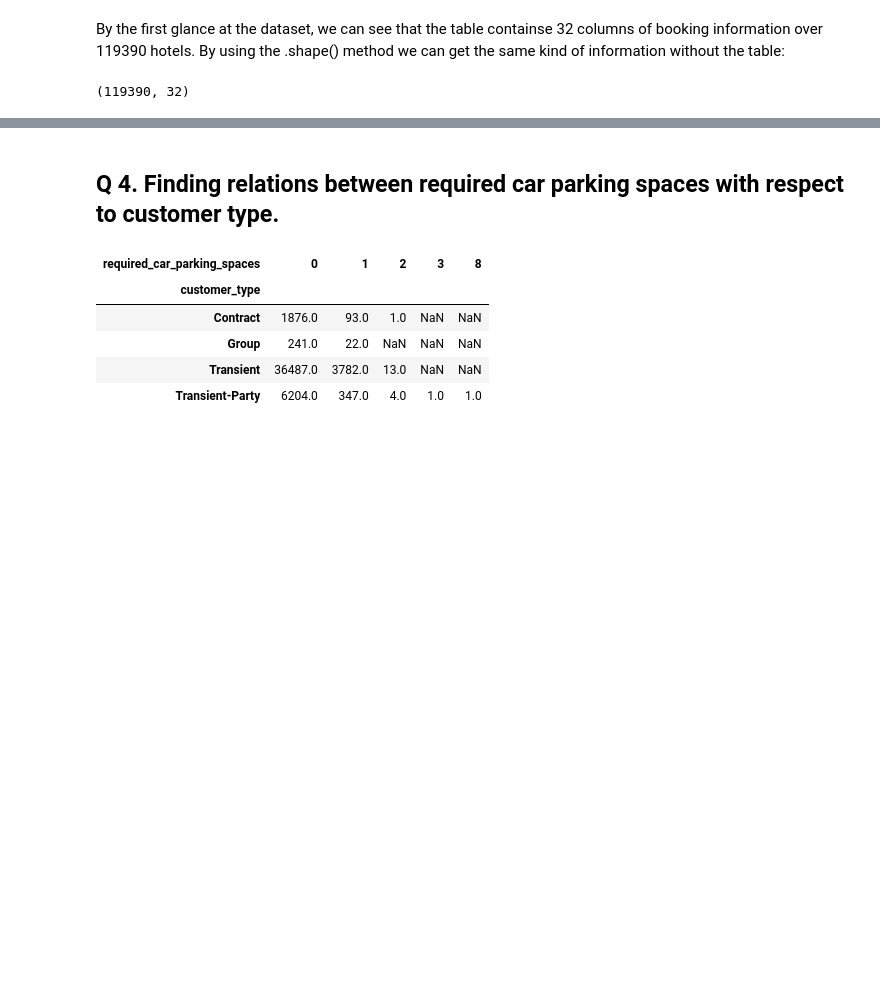
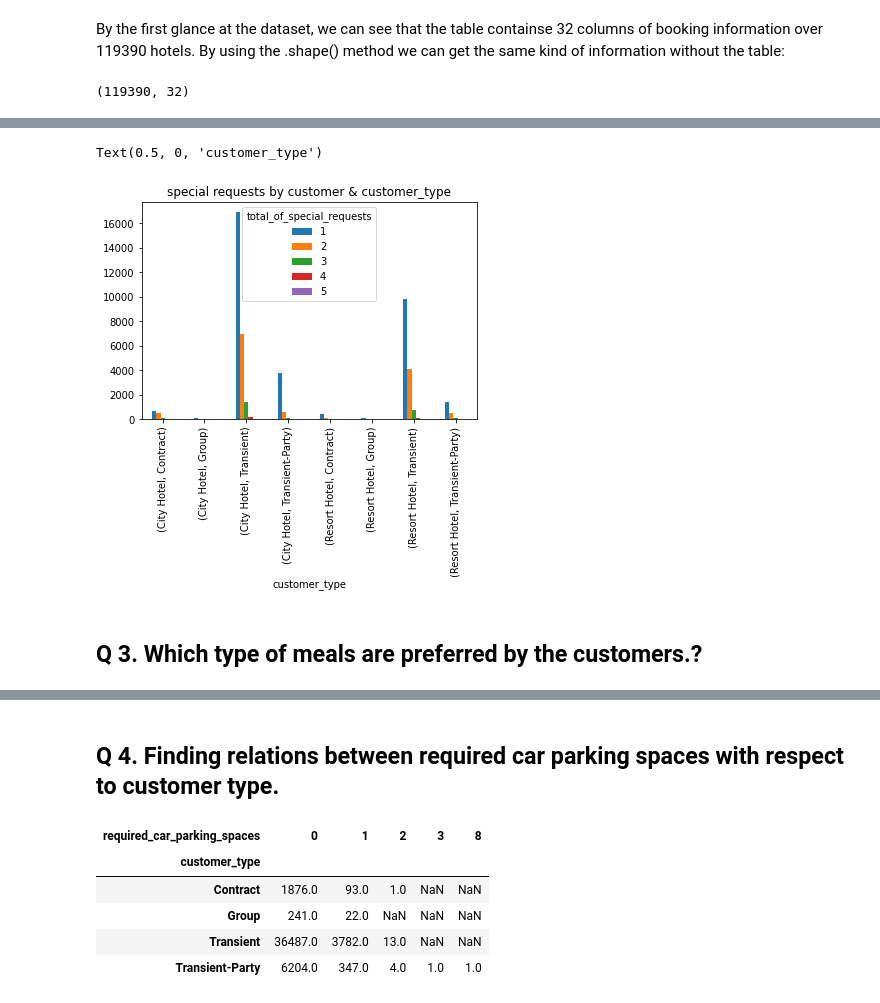
Before and after one commit to Ishansingh438/EDA-Hotel-Booking-Analysis-project, a Jupyter notebook: Ishan_Singh_Hotel_Booking_Analysis_Capstone_Project.ipynb, the cells around one changed output, grey strips where cells are left out. Saved outputs shown, nothing was run; the diff lists cells and outputs as text; code cells hidden in the pictures; blank space fills up the shorter version.

```diff
--- a/Ishan_Singh_Hotel_Booking_Analysis_Capstone_Project.ipynb
+++ b/Ishan_Singh_Hotel_Booking_Analysis_Capstone_Project.ipynb
@@ -432,0 +151,3 @@ Name: meal, dtype: int64
+# %%
+special_requests = hotel_df_2.groupby(['hotel', 'customer_type','total_of_special_requests'])['customer_type'].count().unstack()
+special_requests
@@ -432,0 +165,9 @@ Name: meal, dtype: int64
+# %%
+special_requests.plot(kind = 'bar')
+plt.title('special requests by customer & customer_type')
+plt.xlabel('customer_type')
+# %% [output]
+Text(0.5, 0, 'customer_type')
+[figure, added]
+# %% [markdown]
+## Q 3. Which type of meals are preferred by the customers.?
```
Also changed, not shown: parts of 63 cells of this notebook.
